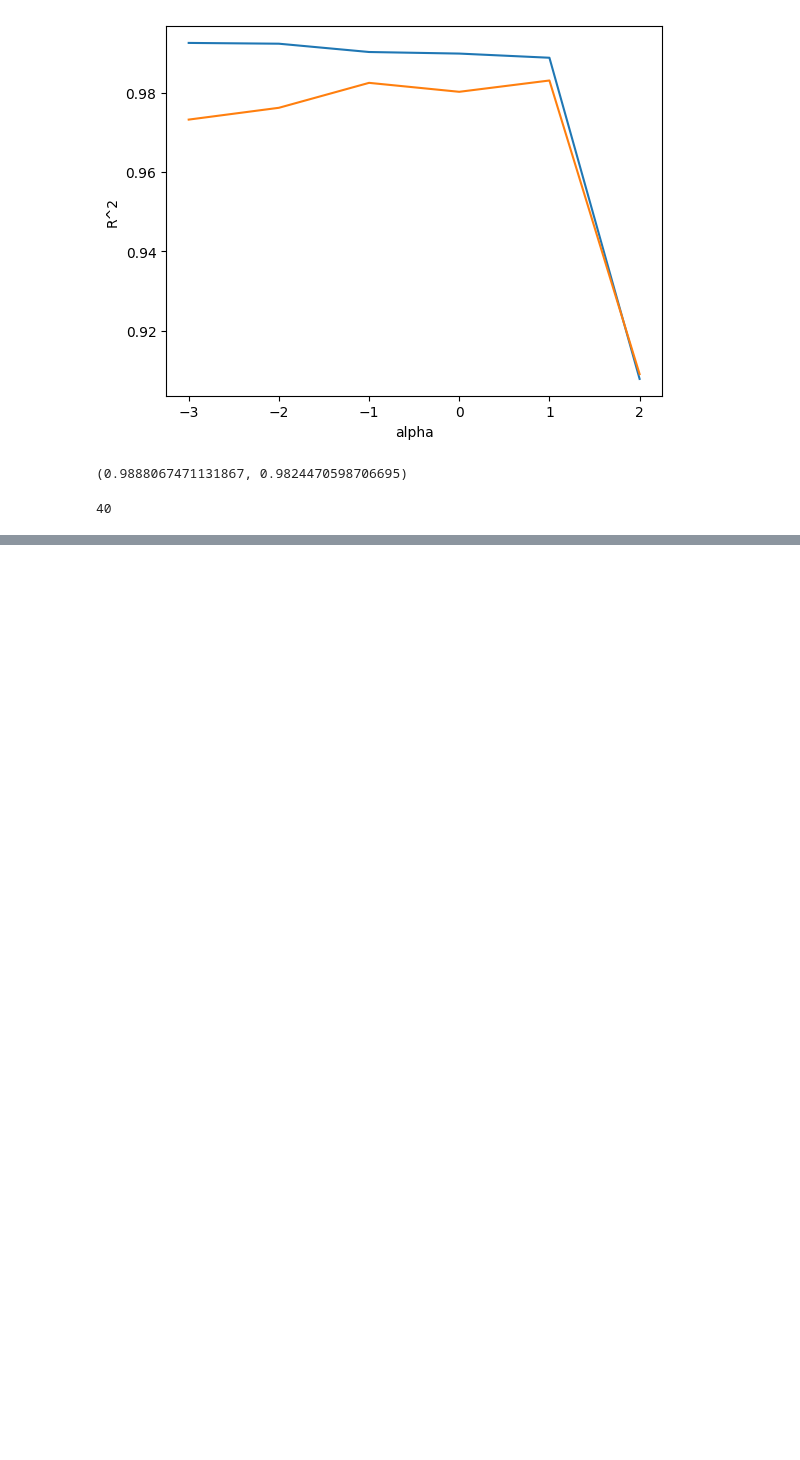
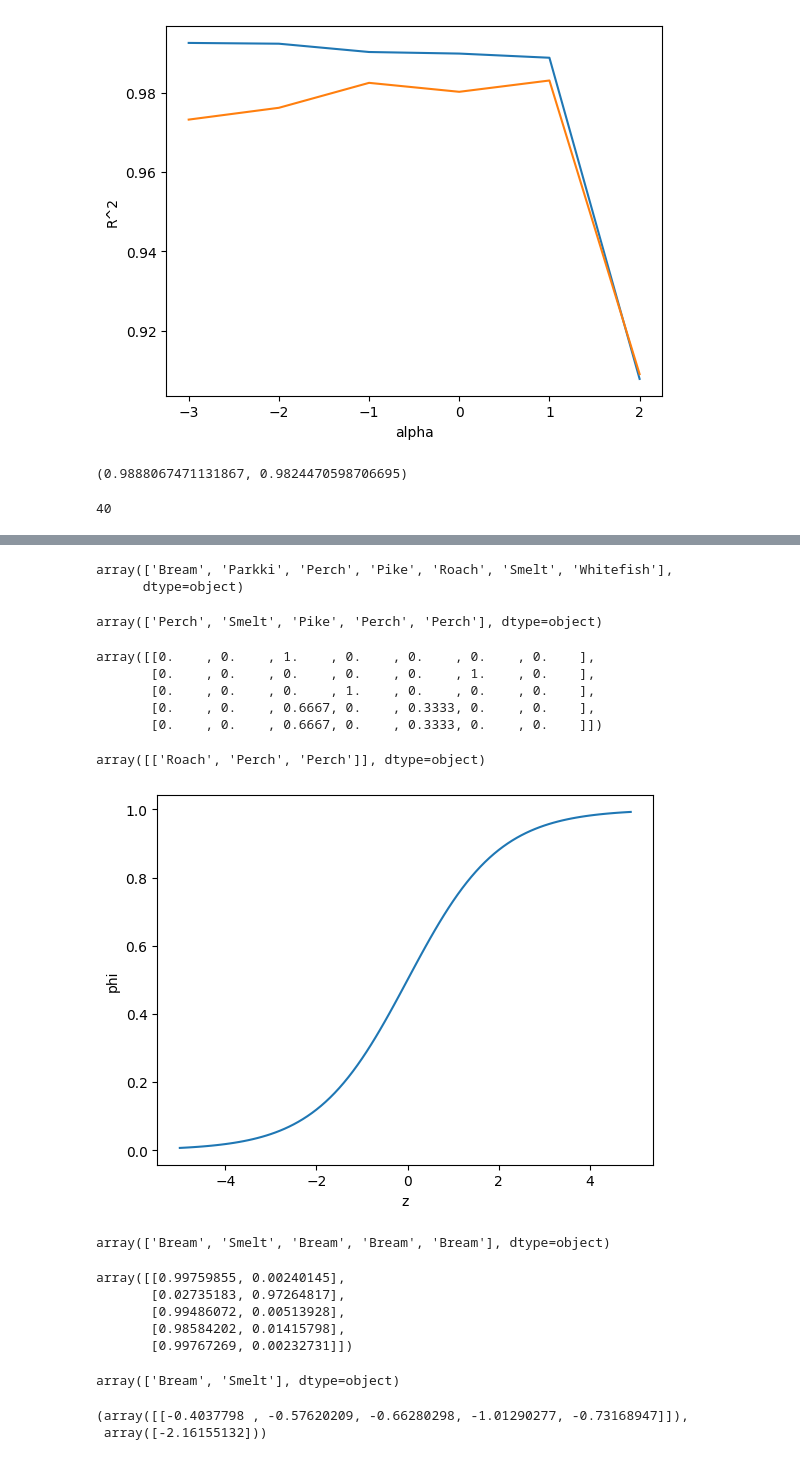
Before and after one commit to lth0813/KEPCO, a Jupyter notebook: ML & DL/BreamAndSmelt.ipynb, the cells around one changed output, grey strips where cells are left out. Saved outputs shown, nothing was run; the diff lists cells and outputs as text; code cells hidden in the pictures; blank space fills up the shorter version.

```diff
--- a/ML & DL/BreamAndSmelt.ipynb
+++ b/ML & DL/BreamAndSmelt.ipynb
@@ -613,0 +655,24 @@ np.sum(lasso.coef_ == 0)
+# %%
+# 생선이 7종류이므로 타깃 데이터가 2종류 이상이고, 이를 다중 분류라고 부른다
+kn.classes_
+# %% [output]
+array(['Bream', 'Parkki', 'Perch', 'Pike', 'Roach', 'Smelt', 'Whitefish'],
+      dtype=object)
+# %%
+kn.predict(test_scaled[:5])
+# %% [output]
+array(['Perch', 'Smelt', 'Pike', 'Perch', 'Perch'], dtype=object)
+# %%
+proba = kn.predict_proba(test_scaled[:5])
+np.round(proba, decimals=4)
+# %% [output]
+array([[0.    , 0.    , 1.    , 0.    , 0.    , 0.    , 0.    ],
+       [0.    , 0.    , 0.    , 0.    , 0.    , 1.    , 0.    ],
+       [0.    , 0.    , 0.    , 1.    , 0.    , 0.    , 0.    ],
+       [0.    , 0.    , 0.6667, 0.    , 0.3333, 0.    , 0.    ],
+       [0.    , 0.    , 0.6667, 0.    , 0.3333, 0.    , 0.    ]])
+# %%
+distances, indexes = kn.kneighbors(test_scaled[3:4])
+train_target[indexes]
+# %% [output]
+array([['Roach', 'Perch', 'Perch']], dtype=object)
@@ -613,0 +686,10 @@ np.sum(lasso.coef_ == 0)
+# %%
+# 시그모이드 그래프 그려보기
+z = np.arange(-5, 5, 0.1)
+phi = 1 / (1 + np.exp(-z))
+plt.plot(z, phi)
+plt.xlabel('z')
+plt.ylabel('phi')
+plt.show()
+# %% [output]
+[figure, added]
@@ -613,0 +701,25 @@ np.sum(lasso.coef_ == 0)
+# %%
+from sklearn.linear_model import LogisticRegression
+lr = LogisticRegression()
+lr.fit(train_bream_smelt, target_bream_smelt)
+lr.predict(train_bream_smelt[:5])
+# %% [output]
+array(['Bream', 'Smelt', 'Bream', 'Bream', 'Bream'], dtype=object)
+# %%
+# 확률로 보여주세요
+lr.predict_proba(train_bream_smelt[:5])
+# %% [output]
+array([[0.99759855, 0.00240145],
+       [0.02735183, 0.97264817],
+       [0.99486072, 0.00513928],
+       [0.98584202, 0.01415798],
+       [0.99767269, 0.00232731]])
+# %%
+lr.classes_
+# %% [output]
+array(['Bream', 'Smelt'], dtype=object)
+# %%
+lr.coef_, lr.intercept_
+# %% [output]
+(array([[-0.4037798 , -0.57620209, -0.66280298, -1.01290277, -0.73168947]]),
+ array([-2.16155132]))
```
Also changed, not shown: parts of 36 cells of this notebook, 1 other file.
